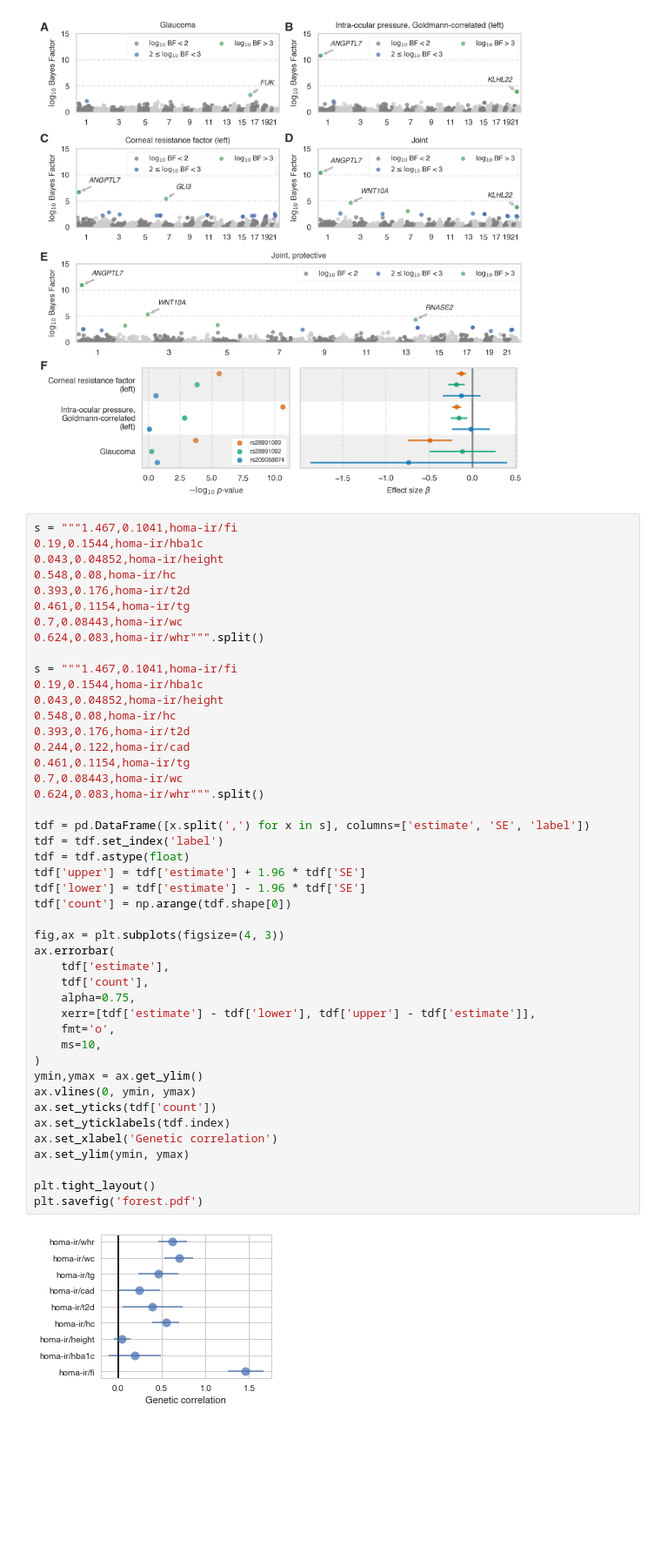
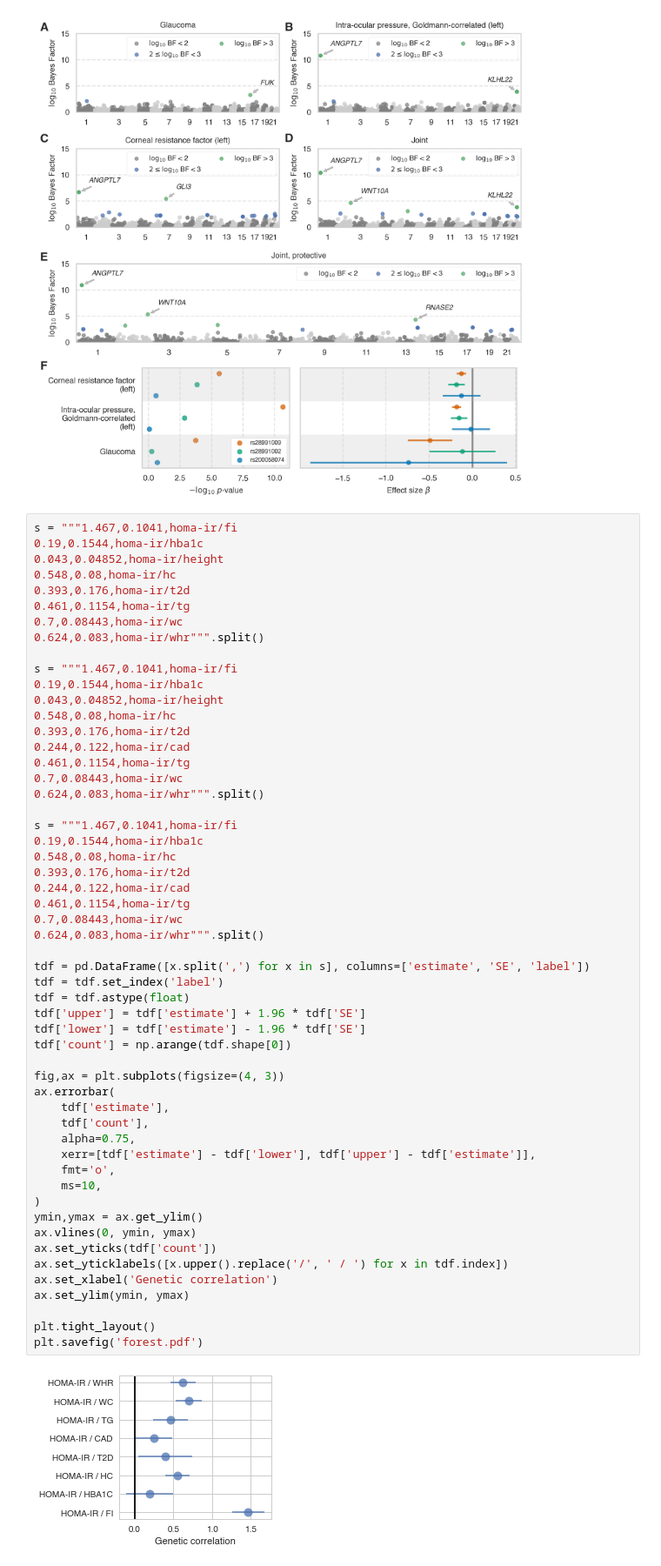
Before and after one commit to rivas-lab/mrp, a Jupyter notebook: figures/Manhattan and Forest Plots.ipynb, the cells around one changed output. Shown at 87% size. Saved outputs shown, nothing was run; the diff lists cells and outputs as text; blank space fills up the shorter version.

Commit message:
Updates
Working on implementing model averaging into figures.

```diff
--- a/figures/Manhattan and Forest Plots.ipynb
+++ b/figures/Manhattan and Forest Plots.ipynb
@@ -1114,37 +1418,46 @@ s = """1.467,0.1041,homa-ir/fi
 s = """1.467,0.1041,homa-ir/fi
 0.19,0.1544,homa-ir/hba1c
 0.043,0.04852,homa-ir/height
+0.548,0.08,homa-ir/hc
+0.393,0.176,homa-ir/t2d
+0.244,0.122,homa-ir/cad
+0.461,0.1154,homa-ir/tg
+0.7,0.08443,homa-ir/wc
+0.624,0.083,homa-ir/whr""".split()
+
+s = """1.467,0.1041,homa-ir/fi
+0.19,0.1544,homa-ir/hba1c
 0.548,0.08,homa-ir/hc
 0.393,0.176,homa-ir/t2d
 0.244,0.122,homa-ir/cad
 0.461,0.1154,homa-ir/tg
 0.7,0.08443,homa-ir/wc
 0.624,0.083,homa-ir/whr""".split()
 
 tdf = pd.DataFrame([x.split(',') for x in s], columns=['estimate', 'SE', 'label'])
 tdf = tdf.set_index('label')
 tdf = tdf.astype(float)
 tdf['upper'] = tdf['estimate'] + 1.96 * tdf['SE']
 tdf['lower'] = tdf['estimate'] - 1.96 * tdf['SE']
 tdf['count'] = np.arange(tdf.shape[0])
 
 fig,ax = plt.subplots(figsize=(4, 3))
 ax.errorbar(
     tdf['estimate'],
     tdf['count'],
     alpha=0.75,
     xerr=[tdf['estimate'] - tdf['lower'], tdf['upper'] - tdf['estimate']],
     fmt='o',
     ms=10,
 )
 ymin,ymax = ax.get_ylim()
 ax.vlines(0, ymin, ymax)
 ax.set_yticks(tdf['count'])
-ax.set_yticklabels(tdf.index)
+ax.set_yticklabels([x.upper().replace('/', ' / ') for x in tdf.index])
 ax.set_xlabel('Genetic correlation')
 ax.set_ylim(ymin, ymax)
 
 plt.tight_layout()
 plt.savefig('forest.pdf')
 # %% [output]
-[figure, old version]
+[figure, new version]
```
Also changed, not shown: parts of 9 cells of this notebook, 9 other files.
